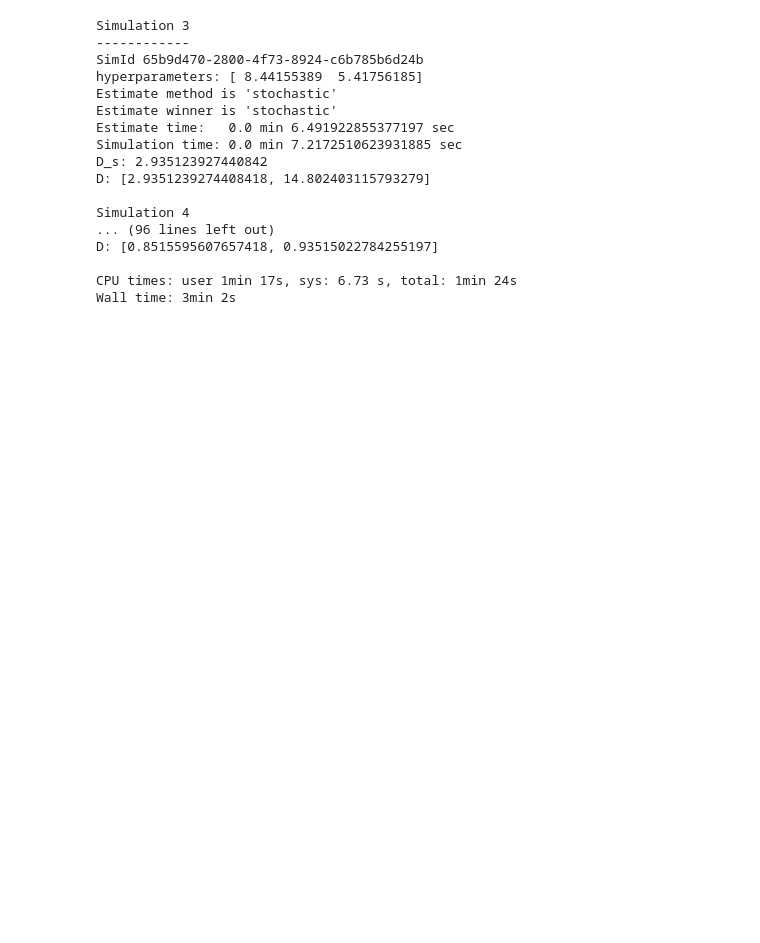
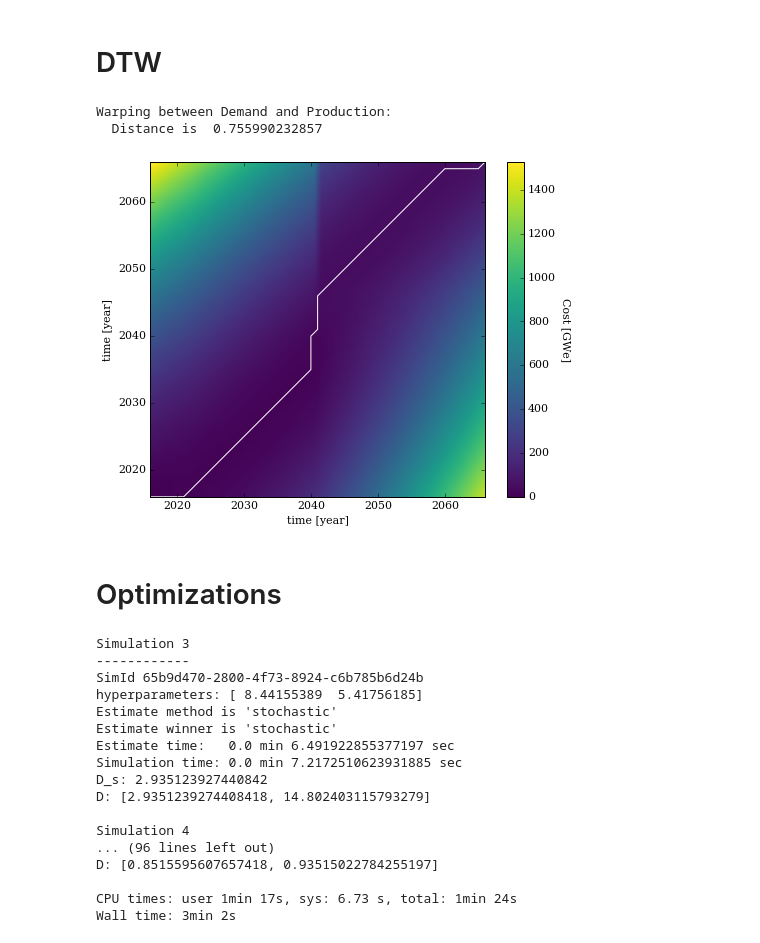
Before and after one commit to scopatz/fc-deploy-opt, a Jupyter notebook: cases.ipynb, the cells around one changed output. Cells and saved outputs as stored; diff of their text form; code cells hidden in the pictures; blank space fills up the shorter version.

```diff
--- a/cases.ipynb
+++ b/cases.ipynb
@@ -10,0 +1,13 @@ verbose = True
+# %%
+import numpy as np
+%matplotlib inline
+import matplotlib as mpl
+import matplotlib.pyplot as plt
+import matplotlib.patches as mpatches
+mpl.rc('font', family='serif', size=11)
+mpl.rc('savefig', bbox='tight')
+
+import dtw
+import worg
+
+make_fname_safe = lambda s: s.lower().replace(' ', '-')
@@ -11,2 +20,35 @@ verbose = True
+# %% [markdown]
+DTW
+======
+# %%
+def display_dwt(dist, cost, path, xname, yname, offset=2016, vmax=None):
+    fig = plt.figure(figsize=(8, 6))
+    extent = (offset, offset+cost.shape[1], offset, offset+cost.shape[0])
+    plt.imshow(cost[::-1], cmap='viridis', extent=extent, vmin=0.0, vmax=vmax)
+    u = offset + np.concatenate([path, np.array([[cost.shape[1]], [cost.shape[0]]])], axis=1)
+    plt.plot(u[1], u[0], 'w-')
+    plt.axis(extent)
+    cb = plt.colorbar()
+    cb.set_label('Cost [GWe]', rotation=-90, va='bottom')
+    plt.xlabel('time [year]')
+    plt.ylabel('time [year]')
+    fname = 'cost-{0}-to-{1}'.format(make_fname_safe(xname), make_fname_safe(yname))
+    plt.savefig(fname + '.png')
+    plt.savefig(fname + '.eps')
+    print('Warping between {0} and {1}:'.format(xname, yname))
+    print('  Distance is ', dist)
+# %%
+p = np.empty(T, dtype='f8')
+p[:T//2] = f[:T//2] * 0.95
+p[T//2:] = f[T//2:] * 1.05
+dist, cost, path = dtw.dtw(f[:,np.newaxis], p[:,np.newaxis])
+display_dwt(dist, cost, path, 'Demand', 'Production')
+# %% [output]
+Warping between Demand and Production:
+  Distance is  0.755990232857
+[figure, added]
+# %% [markdown]
+Optimizations
+========
 # %%
 %%time
```
Also changed, not shown: parts of 4 cells of this notebook, 3 other files.
